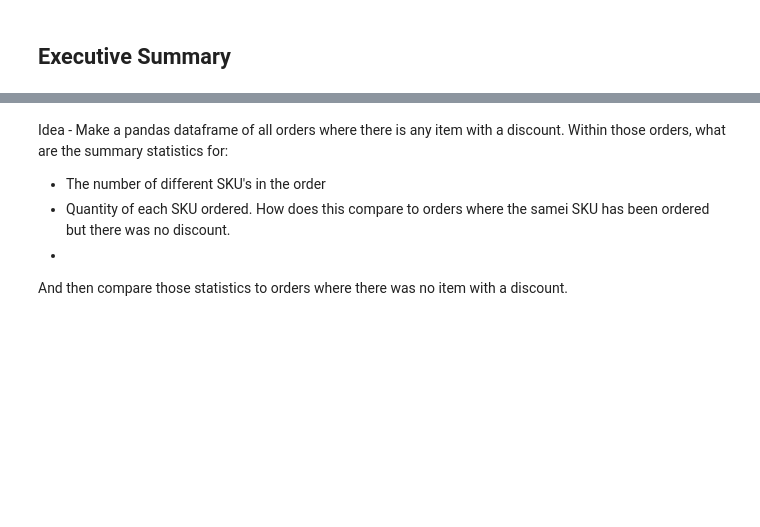
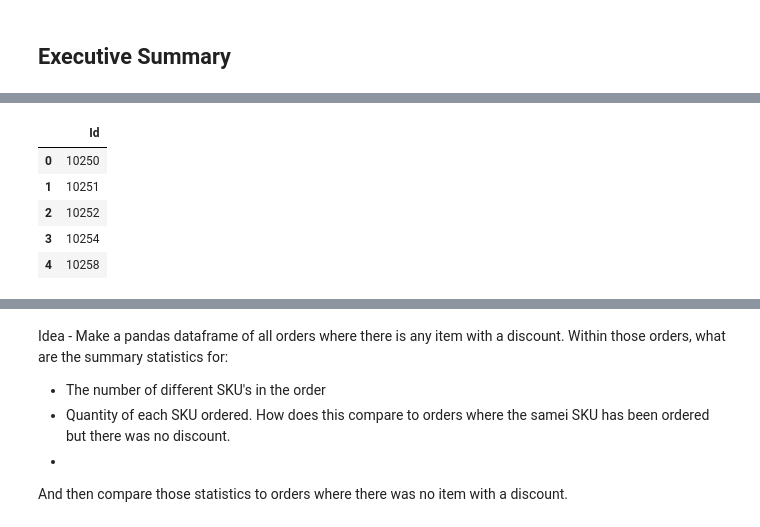
Before and after one commit to giorosati/dsc-2-final-project-online-ds-pt-100118, a Jupyter notebook: module2project.ipynb, the cells around one changed output, grey strips where cells are left out. Cells and saved outputs as stored; diff of their text form; code cells hidden in the pictures; blank space fills up the shorter version.

```diff
--- a/module2project.ipynb
+++ b/module2project.ipynb
@@ -204,0 +244,11 @@ order_detail.describe()
+# %%
+# rs = con.execute('SELECT * FROM [Order] JOIN OrderDetail on Order.OrderID = OrderDetail.OrderID WHERE OrderDetail.Discount > 0')
+rs = con.execute('SELECT DISTINCT OrderId FROM OrderDetail WHERE Discount > 0')
+
+orders_with_discount = pd.DataFrame(rs.fetchall())
+
+orders_with_discount.columns = ['Id']
+
+orders_with_discount.count()
+orders_with_discount.head()
+# %% [output]
@@ -204,0 +257,6 @@ order_detail.describe()
+|  | Id |
+| 0 | 10250 |
+| 1 | 10251 |
+| 2 | 10252 |
+| 3 | 10254 |
+| 4 | 10258 |
```
Also changed, not shown: parts of 24 cells of this notebook, 1 other file.
